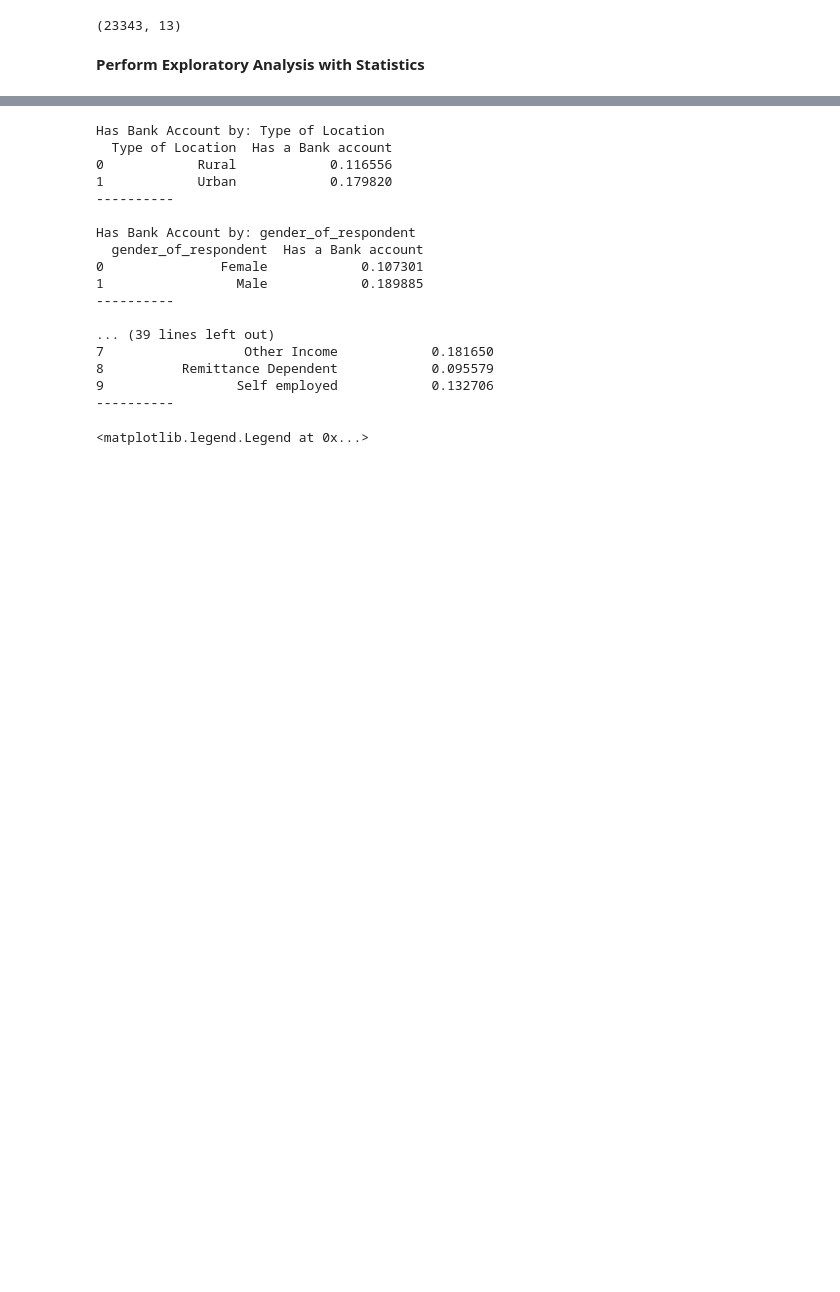
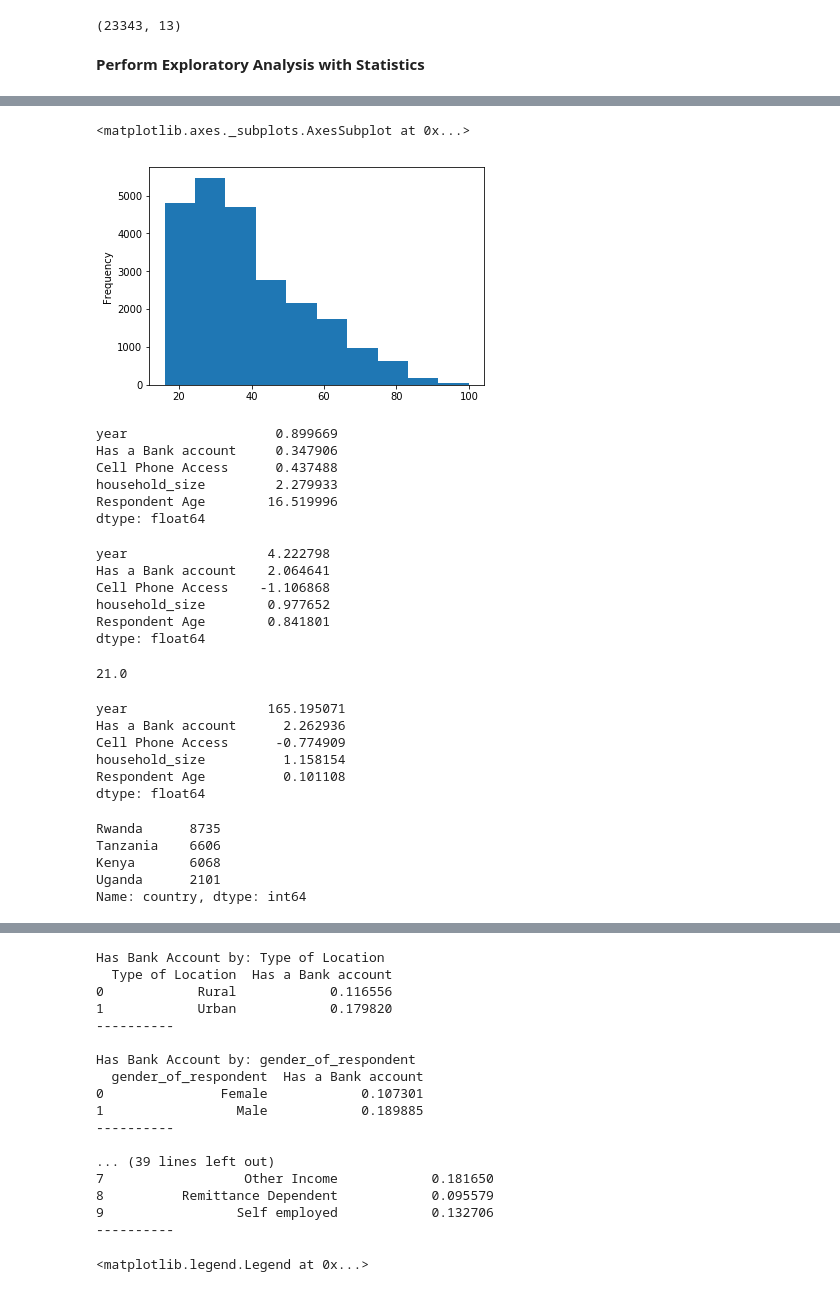
Before and after one commit to Nzaya/Bank-Account-Prediction, a Jupyter notebook: "Moringa_Data_Science_Core_W2_Independent_Project_2019_06_Sharon_Nzaya_Python_Notebook".ipynb, the cells around one changed output, grey strips where cells are left out. Drawn from its saved outputs; the diff is of its cells as text; code cells hidden in the pictures; blank space fills up the shorter version.

```diff
--- a/"Moringa_Data_Science_Core_W2_Independent_Project_2019_06_Sharon_Nzaya_Python_Notebook".ipynb
+++ b/"Moringa_Data_Science_Core_W2_Independent_Project_2019_06_Sharon_Nzaya_Python_Notebook".ipynb
@@ -137,0 +149,53 @@ financial.shape
+# %%
+financial['Respondent Age'].plot(kind="hist")
+# %% [output]
+<matplotlib.axes._subplots.AxesSubplot at 0x...>
+[figure, added]
+# %%
+#Finding standard deviation in our dataset
+financial.std()
+# %% [output]
+year                   0.899669
+Has a Bank account     0.347906
+Cell Phone Access      0.437488
+household_size         2.279933
+Respondent Age        16.519996
+dtype: float64
+# %%
+#Finding skewness in our dataset
+financial.skew()
+# %% [output]
+year                  4.222798
+Has a Bank account    2.064641
+Cell Phone Access    -1.106868
+household_size        0.977652
+Respondent Age        0.841801
+dtype: float64
+# %%
+#Finding range in household_size
+maxhousehold = financial.household_size.max()
+minhousehold = financial.household_size.min()
+range = maxhousehold - minhousehold
+range
+# %% [output]
+21.0
+# %%
+#Finding kurtosis in our dataset
+financial.kurt()
+# %% [output]
+year                  165.195071
+Has a Bank account      2.262936
+Cell Phone Access      -0.774909
+household_size          1.158154
+Respondent Age          0.101108
+dtype: float64
+# %%
+#creating a frequency table
+
+financial.country.value_counts()
+# %% [output]
+Rwanda      8735
+Tanzania    6606
+Kenya       6068
+Uganda      2101
+Name: country, dtype: int64
```
Also changed, not shown: parts of 14 cells of this notebook.
